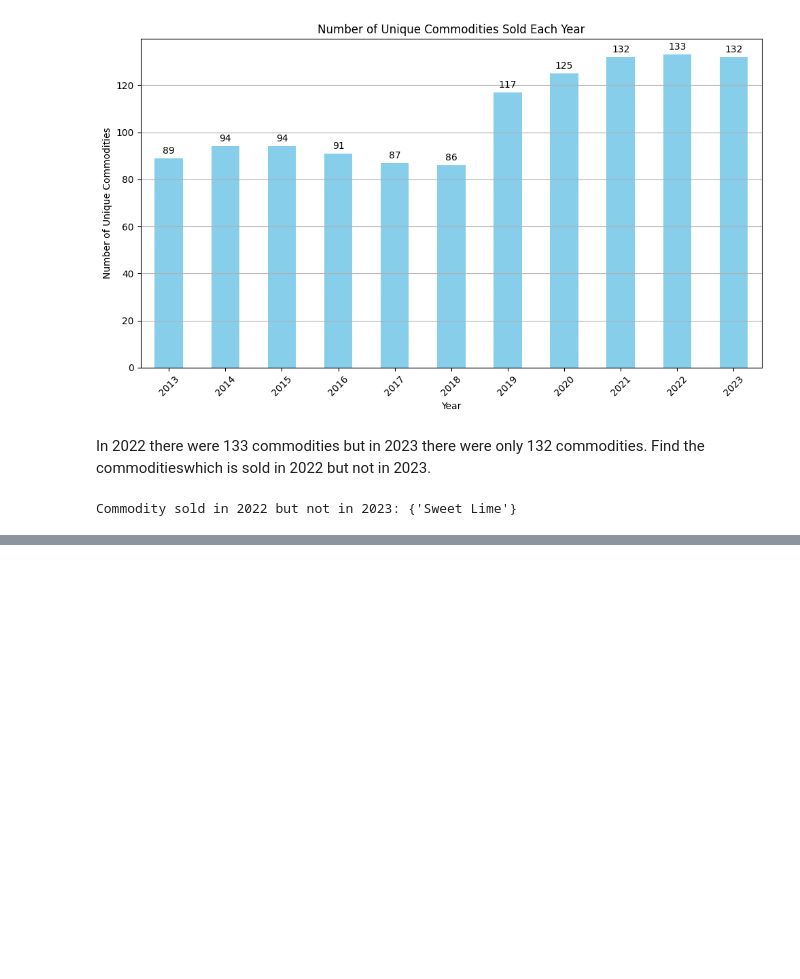
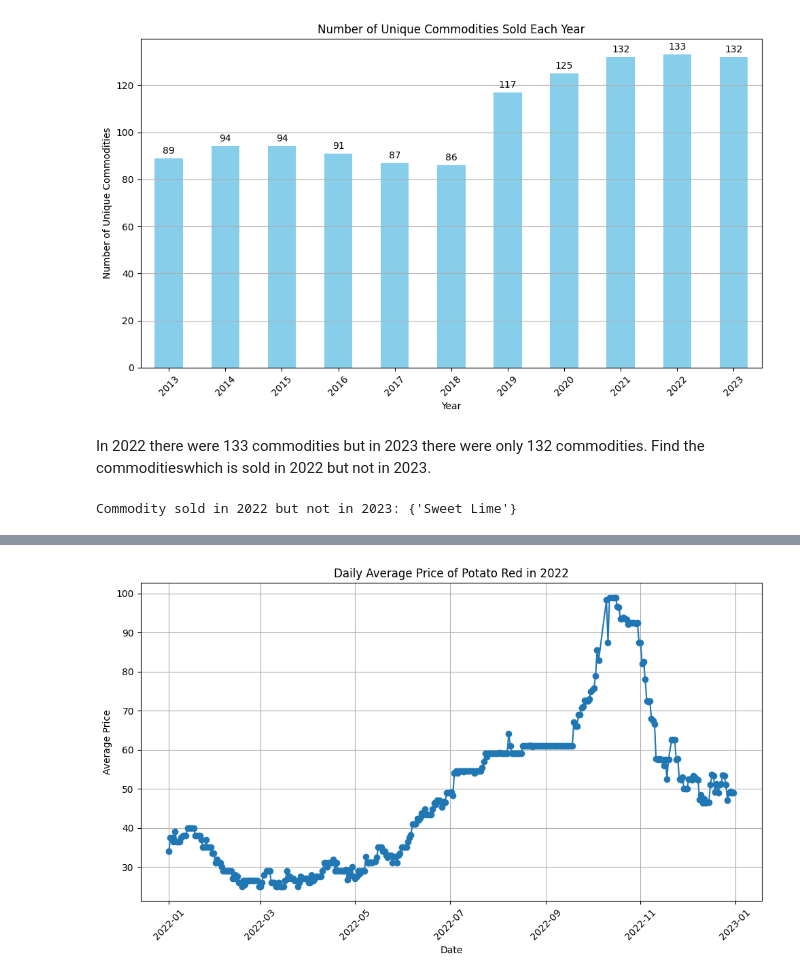
Before and after one commit to Rk-Pudasaini/Data_Analysis, a Jupyter notebook: Kalimati_tarkari_price_analysis.ipynb, the cells around one changed output, grey strips where cells are left out. Saved outputs shown, nothing was run; the diff lists cells and outputs as text; code cells hidden in the pictures; blank space fills up the shorter version.

```diff
--- a/Kalimati_tarkari_price_analysis.ipynb
+++ b/Kalimati_tarkari_price_analysis.ipynb
@@ -136,0 +203,19 @@ Commodity sold in 2022 but not in 2023: {'Sweet Lime'}
+# %%
+# Filter the DataFrame for "Potato Red" commodity and the year 2022
+potato_red_2022_df = df[(df['Commodity'] == 'Potato Red') & (df['Date'].dt.year == 2022)]
+
+# Group by date and calculate the average price for each day
+daily_avg_price_2022 = potato_red_2022_df.groupby(potato_red_2022_df['Date'].dt.date)['Average'].mean()
+
+# Plot the daily average prices for 2022
+plt.figure(figsize=(10, 6))
+plt.plot(daily_avg_price_2022.index, daily_avg_price_2022.values, marker='o', linestyle='-')
+plt.title('Daily Average Price of Potato Red in 2022')
+plt.xlabel('Date')
+plt.ylabel('Average Price')
+plt.xticks(rotation=45)
+plt.grid(True)
+plt.tight_layout()
+plt.show()
+# %% [output]
+[figure, added]
```
Also changed, not shown: parts of 11 cells of this notebook.
